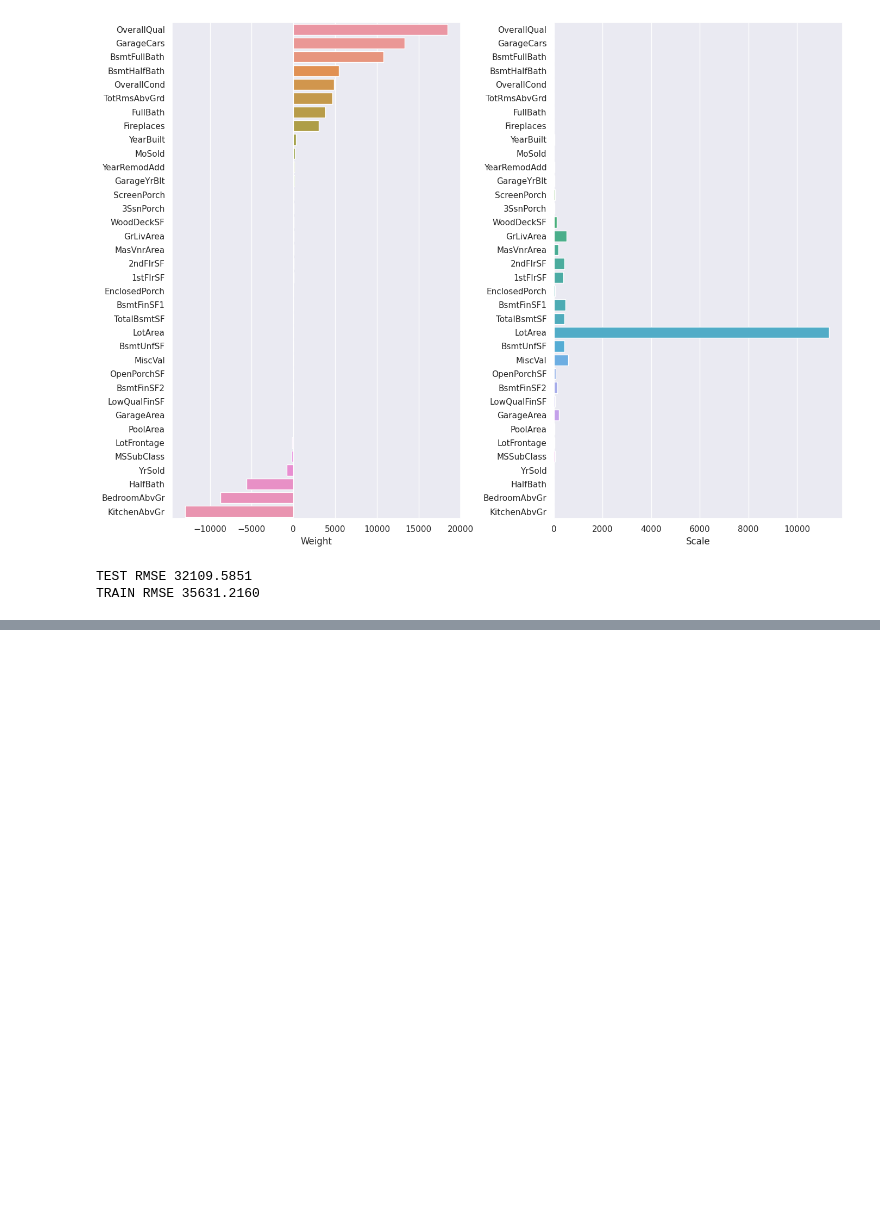
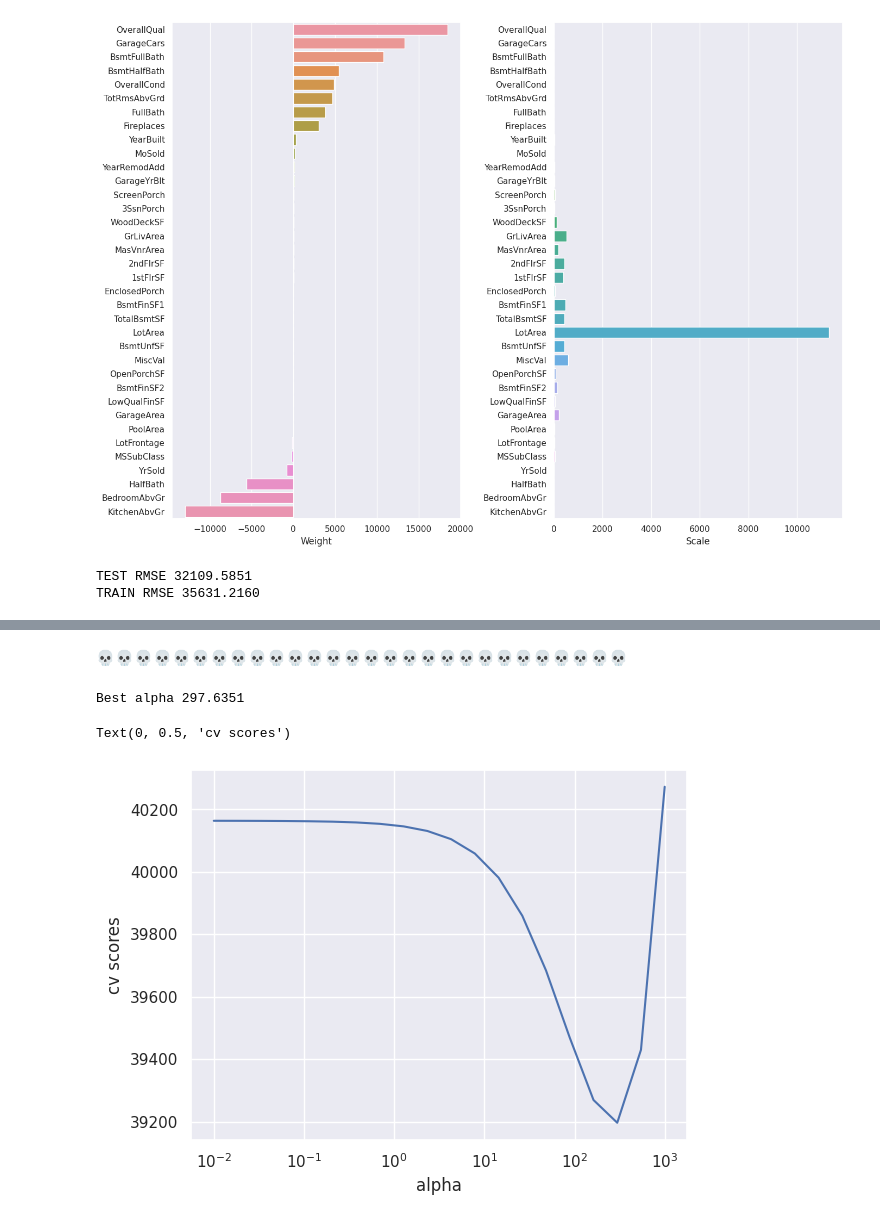
Before and after one commit to trizyx/ml_sem, a Jupyter notebook: hse_ml_linear_model(sm2).ipynb, the cells around one changed output, grey strips where cells are left out. Saved outputs shown, nothing was run; the diff lists cells and outputs as text; code cells hidden in the pictures; blank space fills up the shorter version.

```diff
--- a/hse_ml_linear_model(sm2).ipynb
+++ b/hse_ml_linear_model(sm2).ipynb
@@ -178,0 +188,20 @@ TRAIN RMSE 35631.2160
+# %% [markdown]
+💀💀💀💀💀💀💀💀💀💀💀💀💀💀💀💀💀💀💀💀💀💀💀💀💀💀💀💀
+# %%
+from sklearn.model_selection import GridSearchCV
+
+alphas = np.logspace(-2, 3, 20)
+searcher = GridSearchCV(Ridge(), [{'alpha': alphas}], scoring='neg_root_mean_squared_error', cv=10)
+searcher.fit(X_train_scaled, y_train)
+
+best_alpha = searcher.best_params_['alpha']
+print('Best alpha %.4f' % best_alpha)
+
+plt.plot(alphas, -searcher.cv_results_['mean_test_score'])
+plt.xscale('log')
+plt.xlabel('alpha')
+plt.ylabel('cv scores')
+# %% [output]
+Best alpha 297.6351
+Text(0, 0.5, 'cv scores')
+[figure, added]
```
Also changed, not shown: parts of 3 cells of this notebook.
